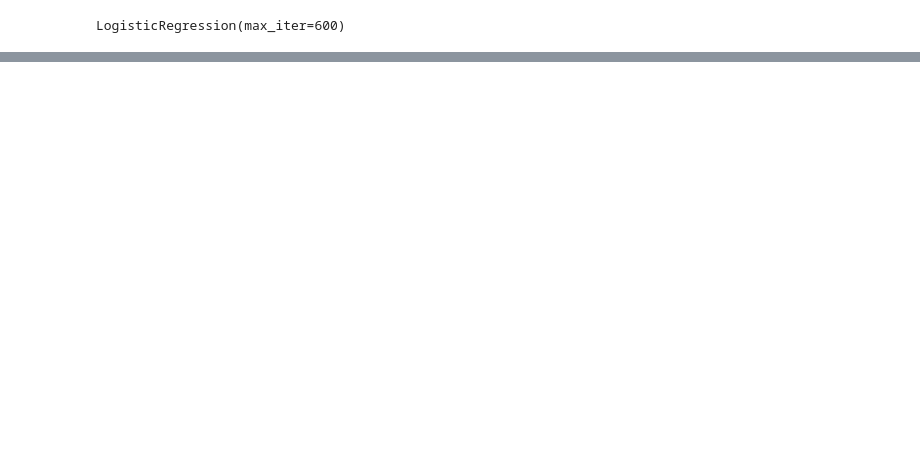
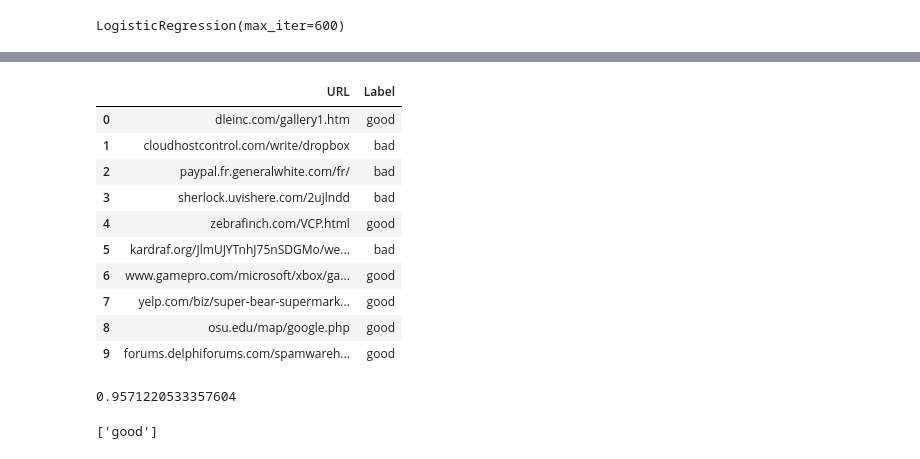
Before and after one commit to ankush-1208/Malicious-URL-Detection, a Jupyter notebook: Malicious URL Detection using Python.ipynb, the cells around one changed output, grey strips where cells are left out. Cells and saved outputs as stored; diff of their text form; code cells hidden in the pictures; blank space fills up the shorter version.

```diff
--- a/Malicious URL Detection using Python.ipynb
+++ b/Malicious URL Detection using Python.ipynb
@@ -114,0 +194,15 @@ Accuracy  0.9646106096821376
+# %%
+data = data.sample(frac=1).reset_index(drop=True)
+data.head(10)
+# %% [output]
+|  | URL | Label |
+| 0 | dleinc.com/gallery1.htm | good |
+| 1 | cloudhostcontrol.com/write/dropbox | bad |
+| 2 | paypal.fr.generalwhite.com/fr/ | bad |
+| 3 | sherlock.uvishere.com/2ujlndd | bad |
+| 4 | zebrafinch.com/VCP.html | good |
+| 5 | kardraf.org/JlmUJYTnhJ75nSDGMo/we... | bad |
+| 6 | www.gamepro.com/microsoft/xbox/ga... | good |
+| 7 | yelp.com/biz/super-bear-supermark... | good |
+| 8 | osu.edu/map/google.php | good |
+| 9 | forums.delphiforums.com/spamwareh... | good |
@@ -114,0 +214,7 @@ Accuracy  0.9646106096821376
+# %%
+logit.fit(X_train,y_train)
+#predicting the target value from the model for the samples
+model_score=logit.score(X_test, y_test)
+model_score
+# %% [output]
+0.9571220533357604
@@ -114,0 +223,5 @@ Accuracy  0.9646106096821376
+# %%
+arr = vectorizer.transform(arr)
+print(logit.predict(arr))
+# %% [output]
+['good']
```
Also changed, not shown: parts of 30 cells of this notebook.
